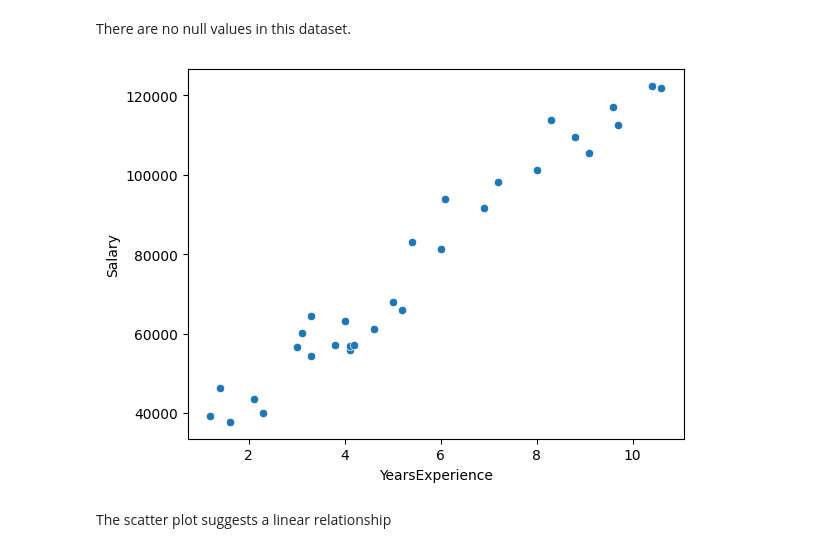
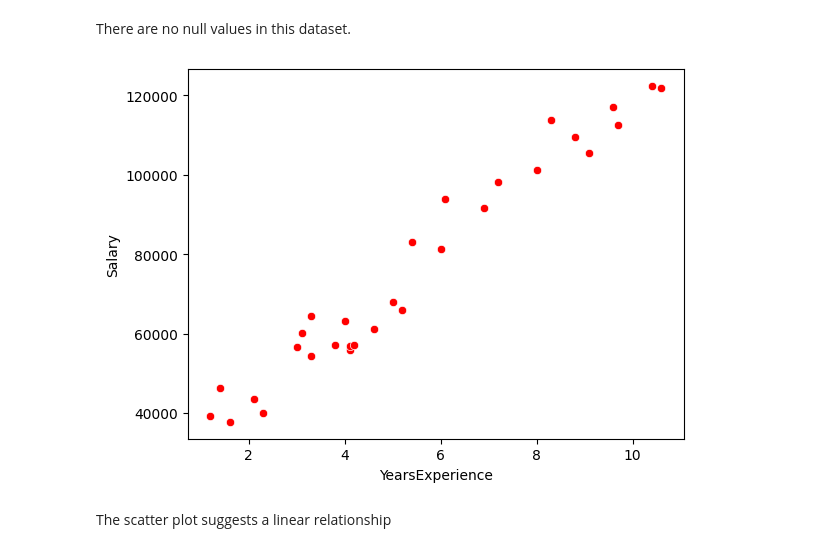
Before and after one commit to basu-binayak/TheMLVault, a Jupyter notebook: Regression/SimpleLinearRegression.ipynb, the cells around one changed output. Drawn from its saved outputs; the diff is of its cells as text; code cells hidden in the pictures.

```diff
--- a/Regression/SimpleLinearRegression.ipynb
+++ b/Regression/SimpleLinearRegression.ipynb
@@ -40,12 +40,13 @@ There are no null values in this dataset.
 # %%
 # let us view the scatter plot for this dataset
 sns.scatterplot(data=data,
                 x='YearsExperience',
-                y='Salary')
+                y='Salary',
+                color = 'red')
 
 plt.show()
 # %% [output]
-[figure, old version]
+[figure, new version]
 # %% [markdown]
 The scatter plot suggests a linear relationship
 # %%
```
Also changed, not shown: parts of 3 cells of this notebook, 2 other files.
